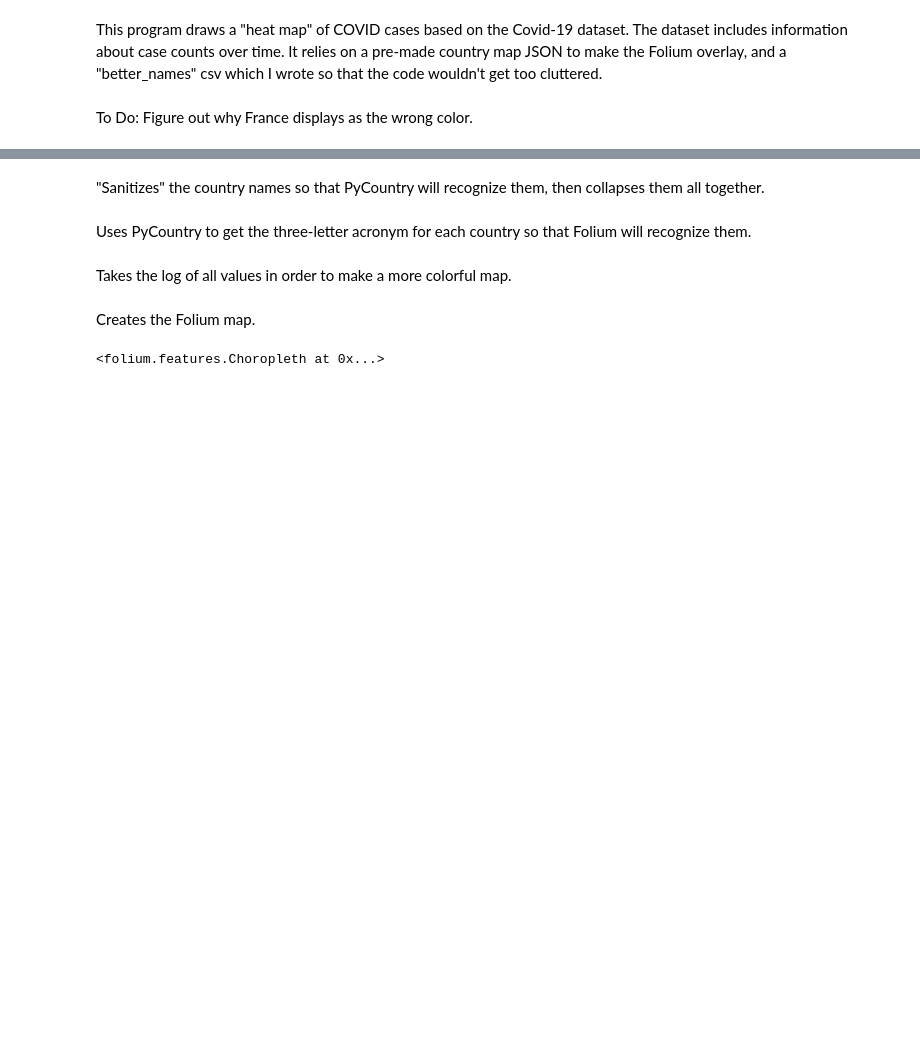
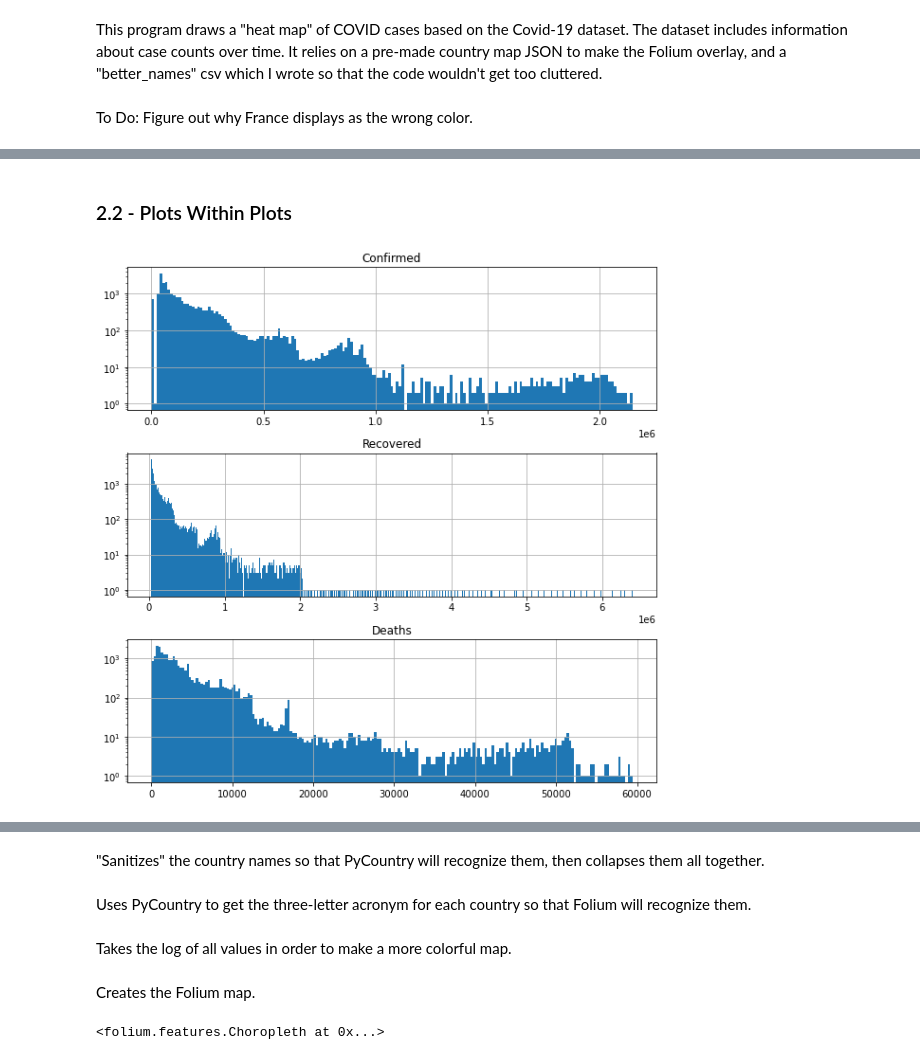
Before and after one commit to WBArno/PDA_Project, a Jupyter notebook: Part 3/Part_3.ipynb, the cells around one changed output, grey strips where cells are left out. Drawn from its saved outputs; the diff is of its cells as text; code cells hidden in the pictures; blank space fills up the shorter version.

```diff
--- a/Part 3/Part_3.ipynb
+++ b/Part 3/Part_3.ipynb
@@ -73,0 +139,7 @@ SNo
+# %% [markdown]
+### 2.2 - Plots Within Plots
+# %%
+p2_grouped_hist = p2.hist(column=["Confirmed", "Recovered", "Deaths"],
+                          bins="auto", layout=(3, 1), figsize=(10, 10), log=True)
+# %% [output]
+[figure, added]
```
Also changed, not shown: parts of 23 cells of this notebook, 2 other files.
